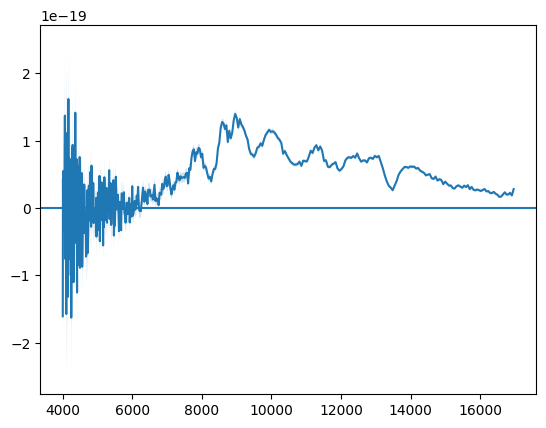
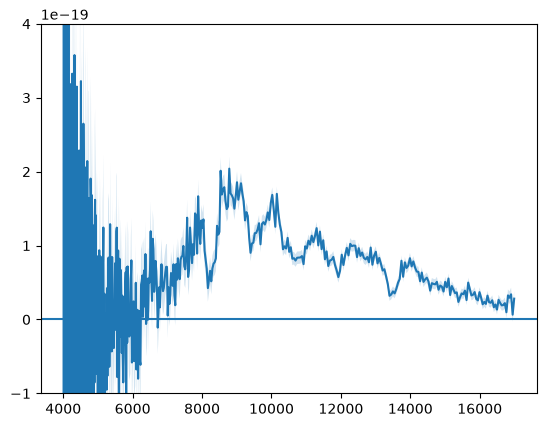
Unified diff of the notebook cell whose output changed from the first chart to the second:
--- before
+++ after
@@ -7,3 +7,4 @@
                 flux+np.sqrt(variance), 
                 flux-np.sqrt(variance), alpha=0.2)
+ax.set_ylim(-0.1e-18, 0.4e-18)
 ax.axhline(0)

Commit: update beginner notebooks